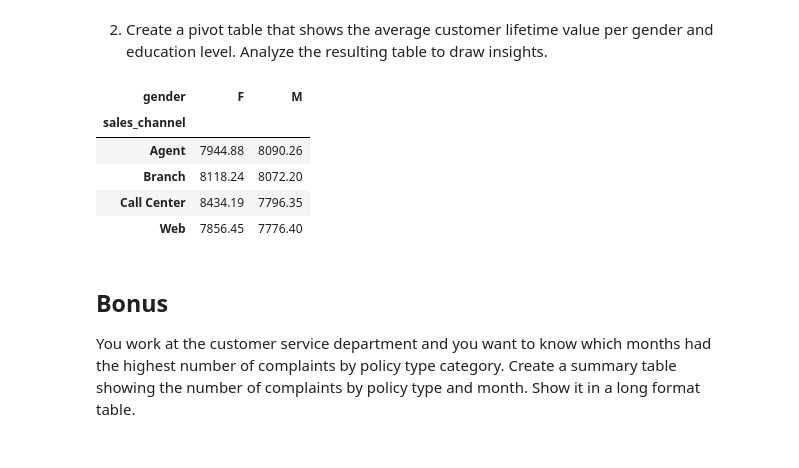
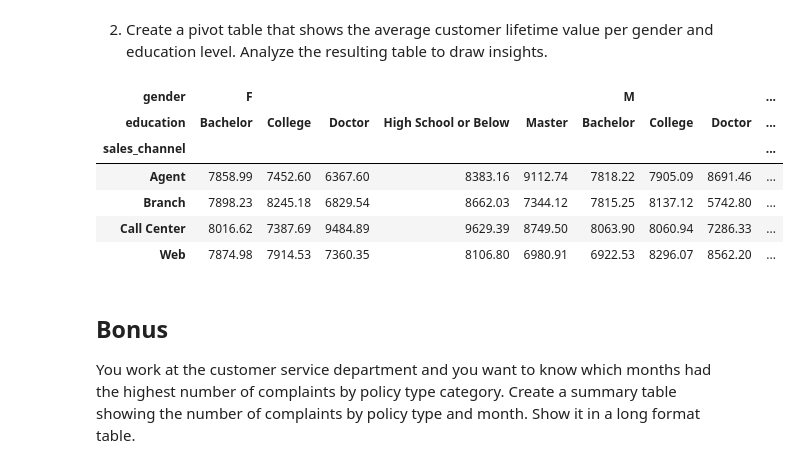
Before and after one commit to annnieglez/lab-dw-data-structuring-and-combining, a Jupyter notebook: lab-dw-data-structuring-and-combining.ipynb, the cells around one changed output. Cells and saved outputs as stored; diff of their text form; code cells hidden in the pictures.

```diff
--- a/lab-dw-data-structuring-and-combining.ipynb
+++ b/lab-dw-data-structuring-and-combining.ipynb
@@ -479,13 +467,14 @@ pivot_table
 # %% [markdown]
 2. Create a pivot table that shows the average customer lifetime value per gender and education level. Analyze the resulting table to draw insights.
 # %%
-pivot_table = data4.pivot_table(values='customer_lifetime_value', index='sales_channel', columns="gender", aggfunc='mean').round(2)
+pivot_table = data4.pivot_table(values='customer_lifetime_value', index='sales_channel', columns=["gender", "education"], aggfunc='mean').round(2)
 pivot_table
 # %% [output]
-| gender | F | M |
-| sales_channel |  |  |
-| Agent | 7944.88 | 8090.26 |
-| Branch | 8118.24 | 8072.20 |
-| Call Center | 8434.19 | 7796.35 |
-| Web | 7856.45 | 7776.40 |
+| gender | F |  |  |  |  | M |  |  | ... |
+| education | Bachelor | College | Doctor | High School or Below | Master | Bachelor | College | Doctor | ... |
+| sales_channel |  |  |  |  |  |  |  |  | ... |
+| Agent | 7858.99 | 7452.60 | 6367.60 | 8383.16 | 9112.74 | 7818.22 | 7905.09 | 8691.46 | ... |
+| Branch | 7898.23 | 8245.18 | 6829.54 | 8662.03 | 7344.12 | 7815.25 | 8137.12 | 5742.80 | ... |
+| Call Center | 8016.62 | 7387.69 | 9484.89 | 9629.39 | 8749.50 | 8063.90 | 8060.94 | 7286.33 | ... |
+| Web | 7874.98 | 7914.53 | 7360.35 | 8106.80 | 6980.91 | 6922.53 | 8296.07 | 8562.20 | ... |
 # %%
```
Also changed, not shown: parts of 2 cells of this notebook.
